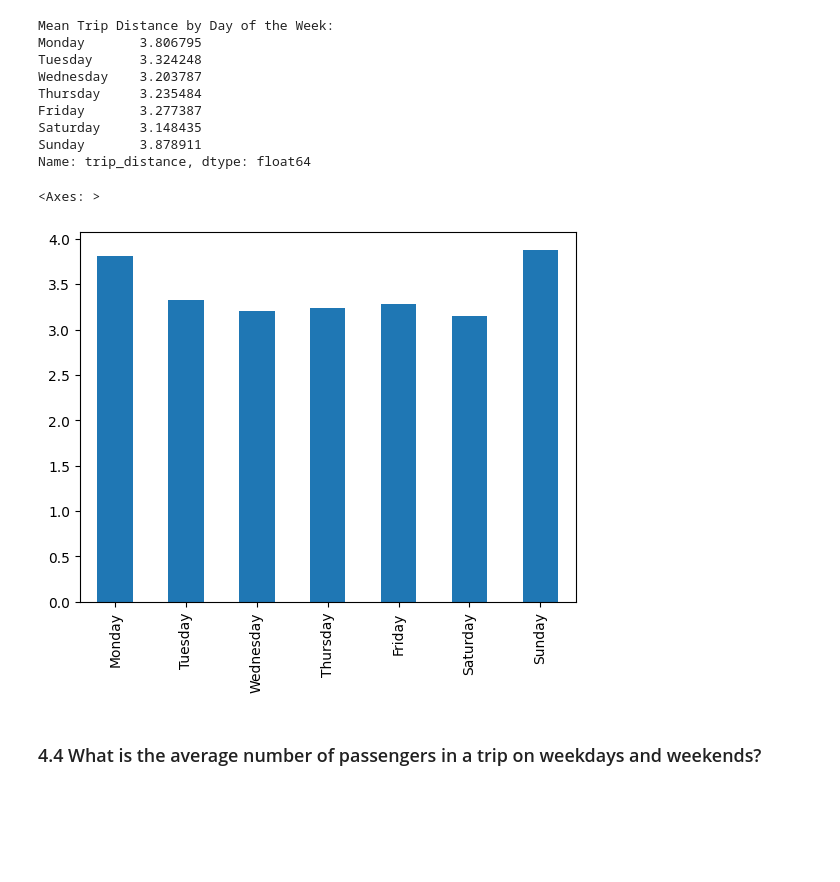
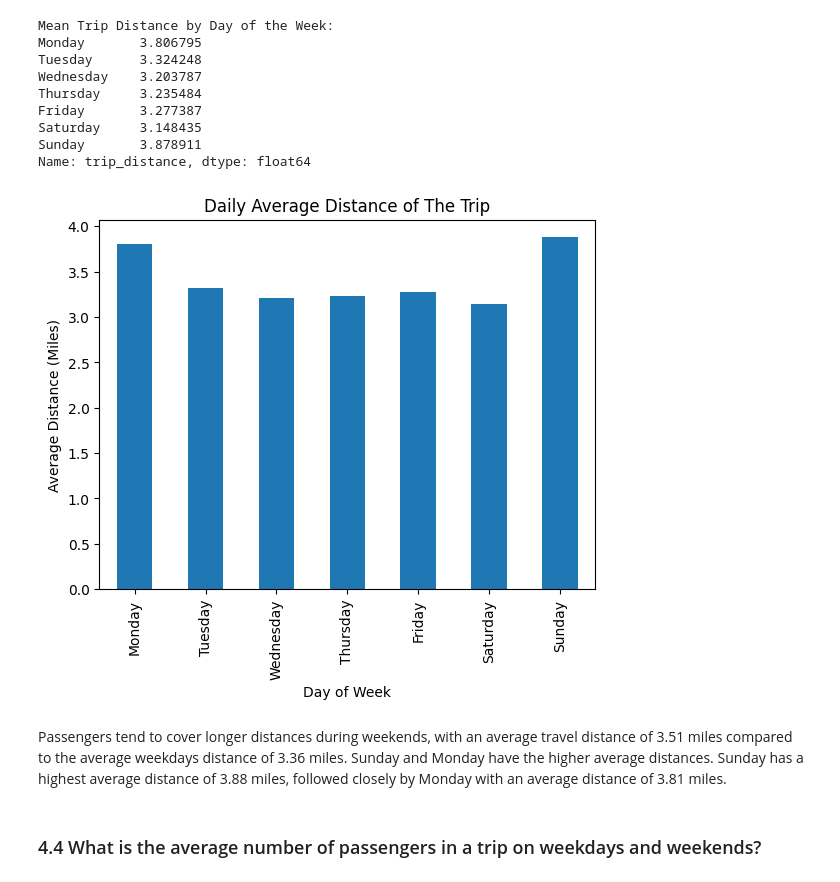
Before and after one commit to melbreaker/Taxi-Trip-Records-Data-Analysis, a Jupyter notebook: taxi-trip-records-data-analysis.ipynb, the cells around one changed output. Drawn from its saved outputs; the diff is of its cells as text; code cells hidden in the pictures; blank space fills up the shorter version.

```diff
--- a/taxi-trip-records-data-analysis.ipynb
+++ b/taxi-trip-records-data-analysis.ipynb
@@ -1083,11 +1090,17 @@ Friday       3.277387
 Saturday     3.148435
 Sunday       3.878911
 Name: trip_distance, dtype: float64
-# %%
-mean_trip_distance_by_day.plot(kind='bar')
-# %% [output]
-<Axes: >
-[figure, removed]
+# %%
+# Plot the avearage distance in each day
+mean_trip_distance_by_day.plot(kind='bar')
+plt.xlabel('Day of Week')
+plt.ylabel('Average Distance (Miles)')
+plt.title('Daily Average Distance of The Trip')
+plt.show()
+# %% [output]
+[figure, added]
+# %% [markdown]
+Passengers tend to cover longer distances during weekends, with an average travel distance of 3.51 miles compared to the average weekdays distance of 3.36 miles. Sunday and Monday have the higher average distances. Sunday has a highest average distance of 3.88 miles, followed closely by Monday with an average distance of 3.81 miles.
 # %% [markdown]
 ### 4.4 What is the average number of passengers in a trip on weekdays and weekends?
 # %%
```
Also changed, not shown: parts of 7 cells of this notebook.
